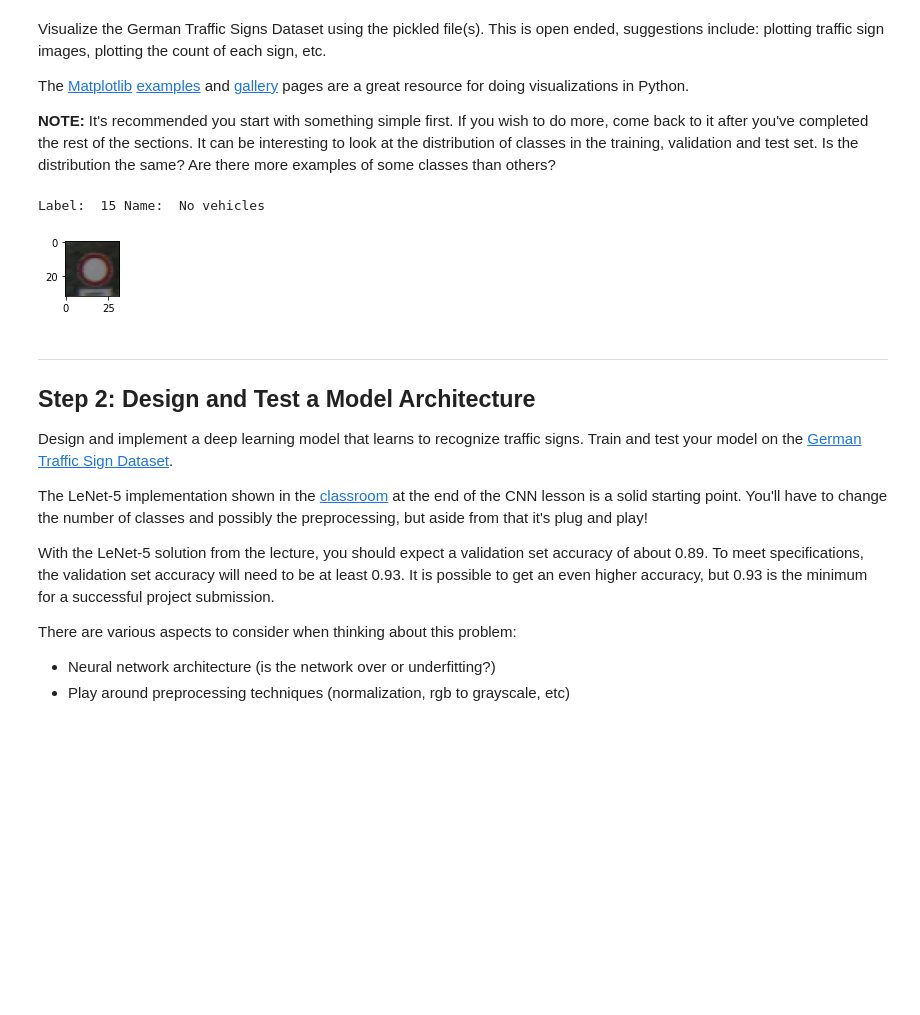
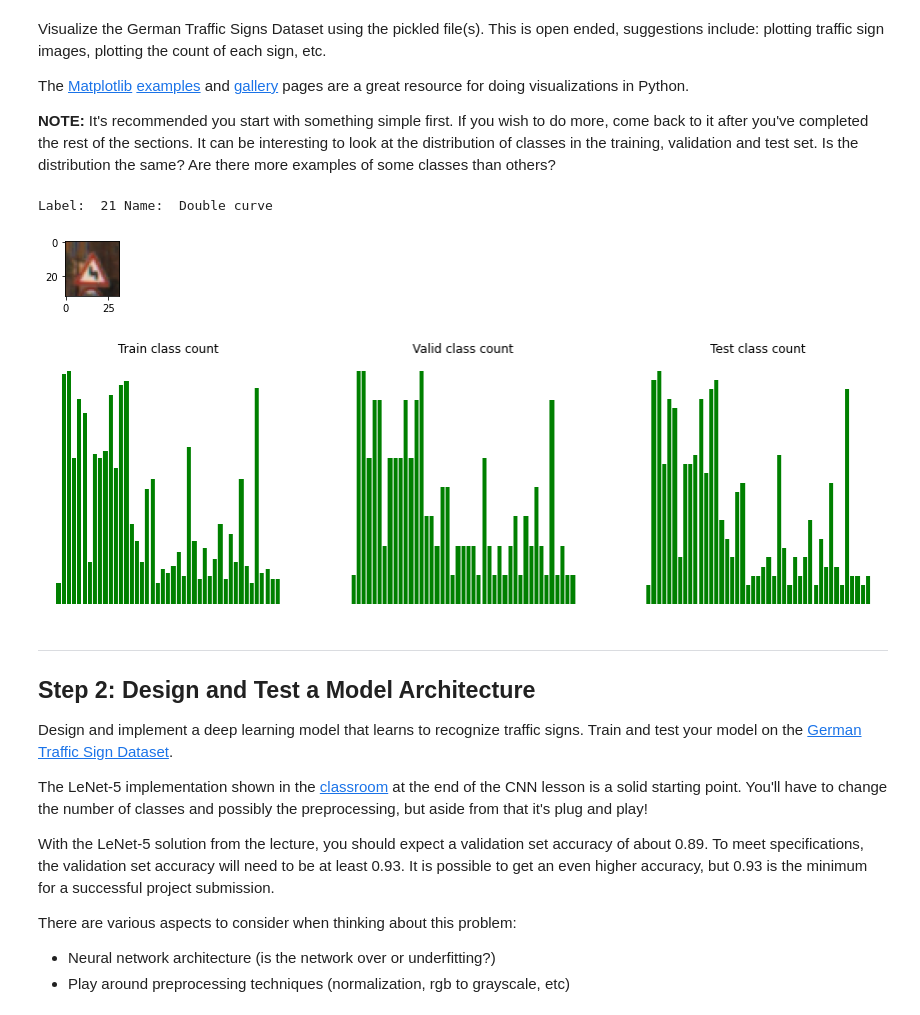
Before and after one commit to cyan-ide/Udacity-CarND-Traffic-Sign-Classifier-P3, a Jupyter notebook: Traffic_Sign_Classifier.ipynb, the cells around one changed output. Cells and saved outputs as stored; diff of their text form; code cells hidden in the pictures; blank space fills up the shorter version.

```diff
--- a/Traffic_Sign_Classifier.ipynb
+++ b/Traffic_Sign_Classifier.ipynb
@@ -127,9 +131,6 @@ The [Matplotlib](http://matplotlib.org/) [examples](http://matplotlib.org/exampl
 # Visualizations will be shown in the notebook.
 %matplotlib inline
 
-#read csv with sign names
-sign_names_df = pd.read_csv("./signnames.csv")
-
 index = random.randint(0, len(X_train))
 image = X_train[index].squeeze()
 
@@ -137,8 +138,42 @@ plt.figure(figsize=(1,1))
 plt.imshow(image)
 print('Label: ', y_train[index], 'Name: ', sign_names_df[sign_names_df.ClassId == y_train[index]].SignName.iloc[0])
 # %% [output]
-Label:  15 Name:  No vehicles
+Label:  21 Name:  Double curve
-[figure, old version]
+[figure, new version]
+# %%
+# plot class counts
+
+class_arr= []
+samples_arr_train=[]
+samples_arr_valid=[]
+samples_arr_test=[]
+
+for class_n in range(n_classes):
+    class_indices = np.where(y_train == class_n)
+    class_arr.append(class_n)
+    samples_arr_train.append( len(class_indices[0]) )
+
+    class_indices = np.where(y_valid == class_n)
+    samples_arr_valid.append( len(class_indices[0]) )
+
+    class_indices = np.where(y_test == class_n)
+    samples_arr_test.append( len(class_indices[0]) )
+
+fig, axes = plt.subplots(1, 3, figsize = (15, 4.5))
+
+axes[0].set_axis_off()
+axes[0].bar( class_arr, samples_arr_train,align='center', color = "green")
+axes[0].title.set_text('Train class count')
+
+axes[1].set_axis_off()
+axes[1].bar( class_arr, samples_arr_valid,align='center', color = "green")
+axes[1].title.set_text('Valid class count')
+
+axes[2].set_axis_off()
+axes[2].bar( class_arr, samples_arr_test,align='center', color = "green")
+axes[2].title.set_text('Test class count')
+# %% [output]
+[figure, added]
 # %% [markdown]
 ----
 
```
Also changed, not shown: parts of 29 cells of this notebook, 39 other files.
